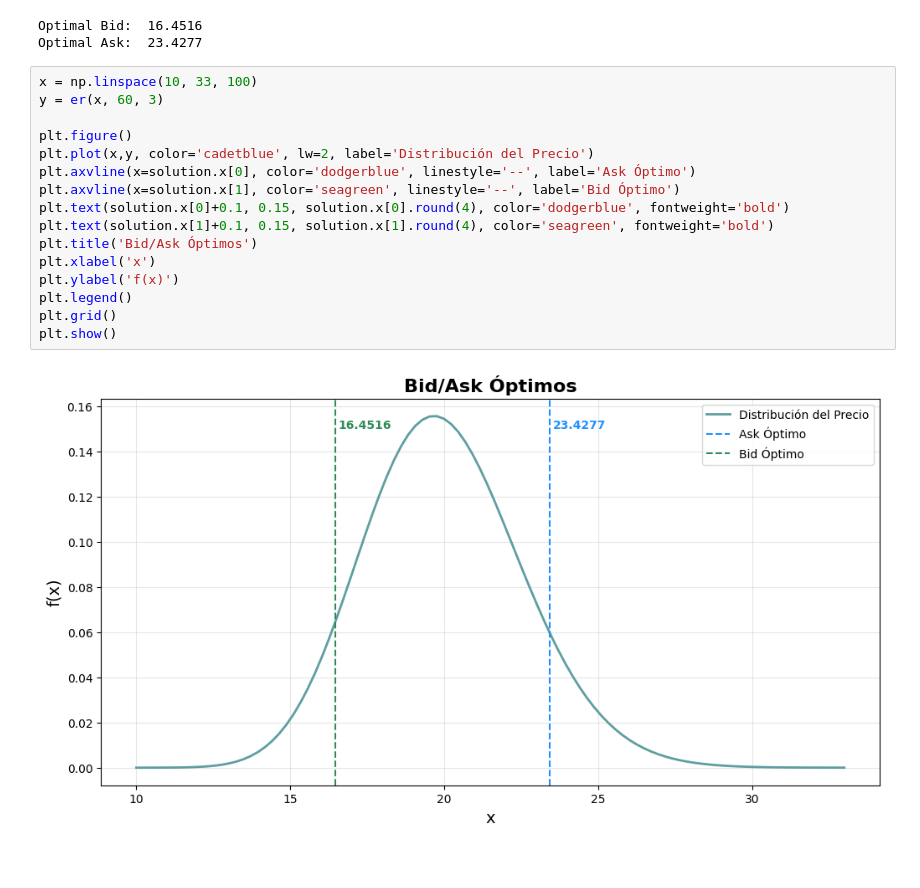
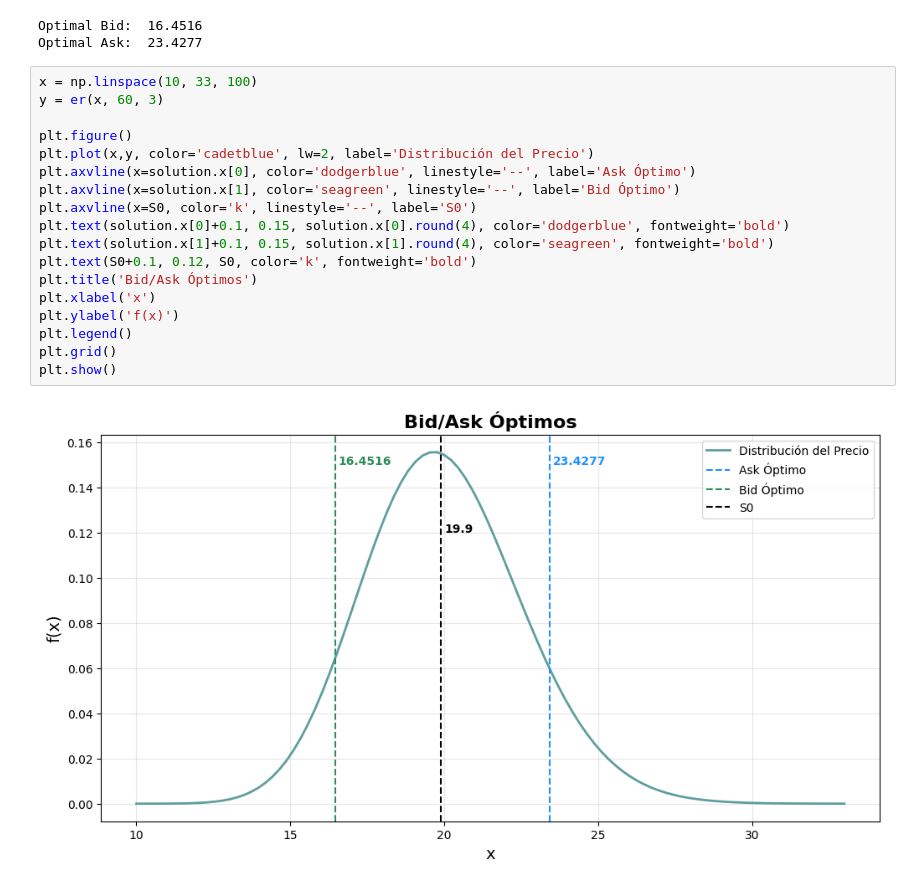
Before and after one commit to luisejdm/Microestructura_y_Sistemas_de_Trading, a Jupyter notebook: Proyectos/001_Microestructure.ipynb, the cells around one changed output. Saved outputs shown, nothing was run; the diff lists cells and outputs as text.

```diff
--- a/Proyectos/001_Microestructure.ipynb
+++ b/Proyectos/001_Microestructure.ipynb
@@ -112,18 +112,20 @@ Optimal Ask:  23.4277
 # %%
 x = np.linspace(10, 33, 100)
 y = er(x, 60, 3)
 
 plt.figure()
 plt.plot(x,y, color='cadetblue', lw=2, label='Distribución del Precio')
 plt.axvline(x=solution.x[0], color='dodgerblue', linestyle='--', label='Ask Óptimo')
 plt.axvline(x=solution.x[1], color='seagreen', linestyle='--', label='Bid Óptimo')
+plt.axvline(x=S0, color='k', linestyle='--', label='S0')
 plt.text(solution.x[0]+0.1, 0.15, solution.x[0].round(4), color='dodgerblue', fontweight='bold')
 plt.text(solution.x[1]+0.1, 0.15, solution.x[1].round(4), color='seagreen', fontweight='bold')
+plt.text(S0+0.1, 0.12, S0, color='k', fontweight='bold')
 plt.title('Bid/Ask Óptimos')
 plt.xlabel('x')
 plt.ylabel('f(x)')
 plt.legend()
 plt.grid()
 plt.show()
 # %% [output]
-[figure, old version]
+[figure, new version]
```
